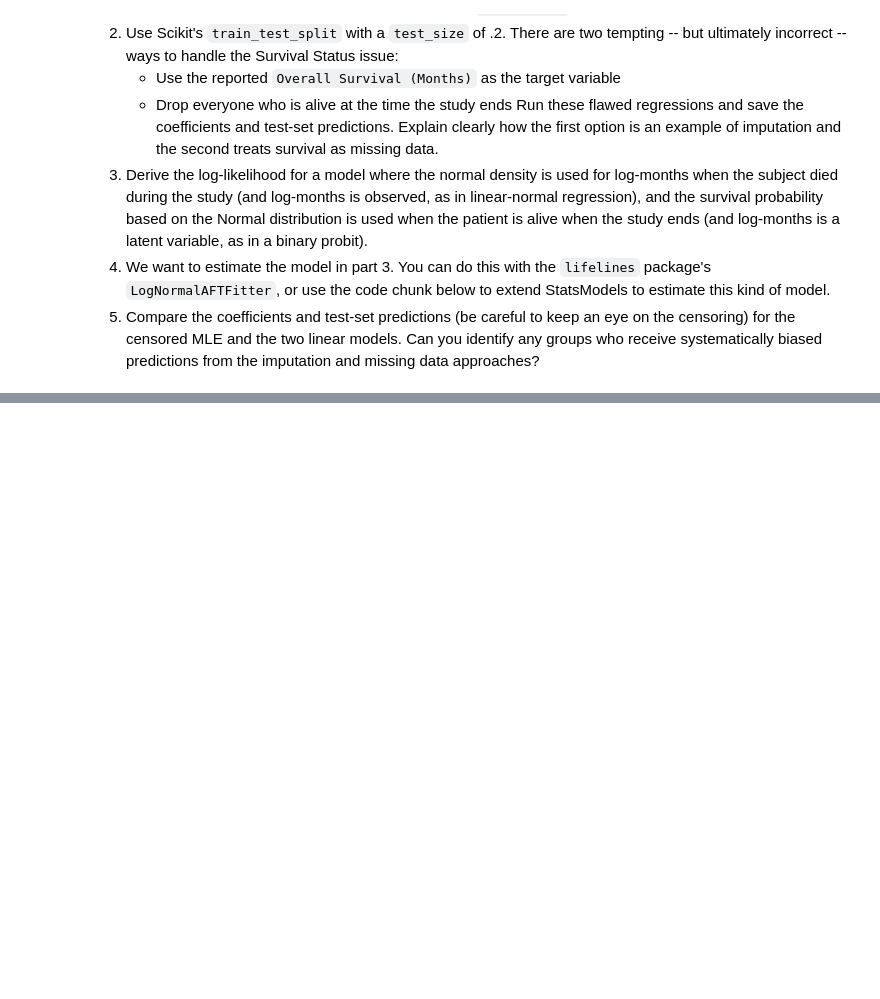
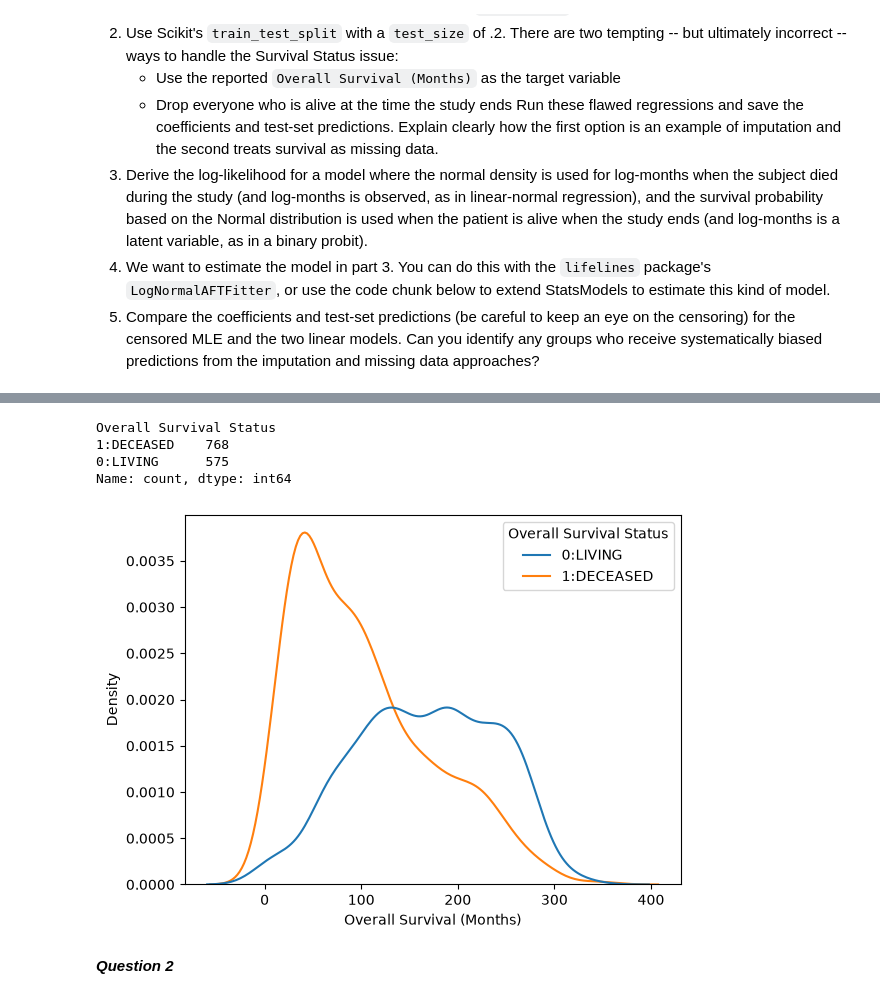
Before and after one commit to kimondragon/UU_F26_templates, a Jupyter notebook: Week12/Lab10_survival_lab.ipynb, the cells around one changed output, grey strips where cells are left out. Cells and saved outputs as stored; diff of their text form; code cells hidden in the pictures; blank space fills up the shorter version.

```diff
--- a/Week12/Lab10_survival_lab.ipynb
+++ b/Week12/Lab10_survival_lab.ipynb
@@ -58,0 +40,12 @@ print(mle.summary())
+# %%
+import pandas as pd
+import numpy as np
+import matplotlib.pyplot as plt
+import seaborn as sns
+from sklearn.model_selection import train_test_split
+import statsmodels.api as sm
+from statsmodels.base.model import GenericLikelihoodModel
+from scipy.stats import norm
+
+df = pd.read_csv('./data/metabric.csv')
+df.head()
@@ -58,0 +59,19 @@ print(mle.summary())
+# %%
+#overall survival status
+
+df['Overall Survival Status'].value_counts()
+# %% [output]
+Overall Survival Status
+1:DECEASED    768
+0:LIVING      575
+Name: count, dtype: int64
+# %%
+#KDE plot
+
+sns.kdeplot(data=df,
+            x='Overall Survival (Months)',
+            hue='Overall Survival Status')
+
+plt.show()
+# %% [output]
+[figure, added]
@@ -58,0 +81,2 @@ print(mle.summary())
+# %% [markdown]
+***Question 2***
```
Also changed, not shown: parts of 26 cells of this notebook, 2 other files.
